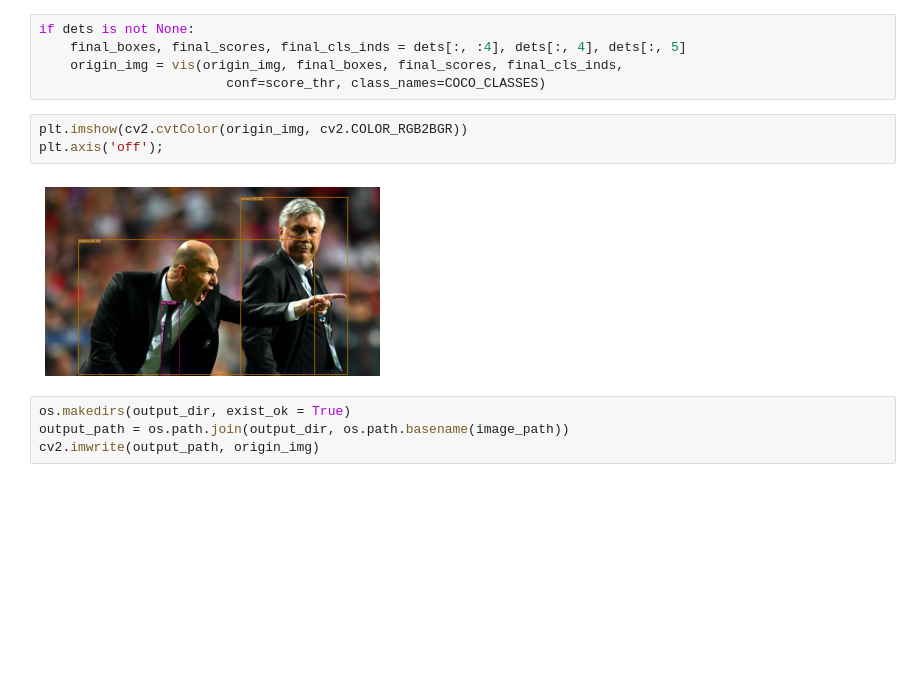
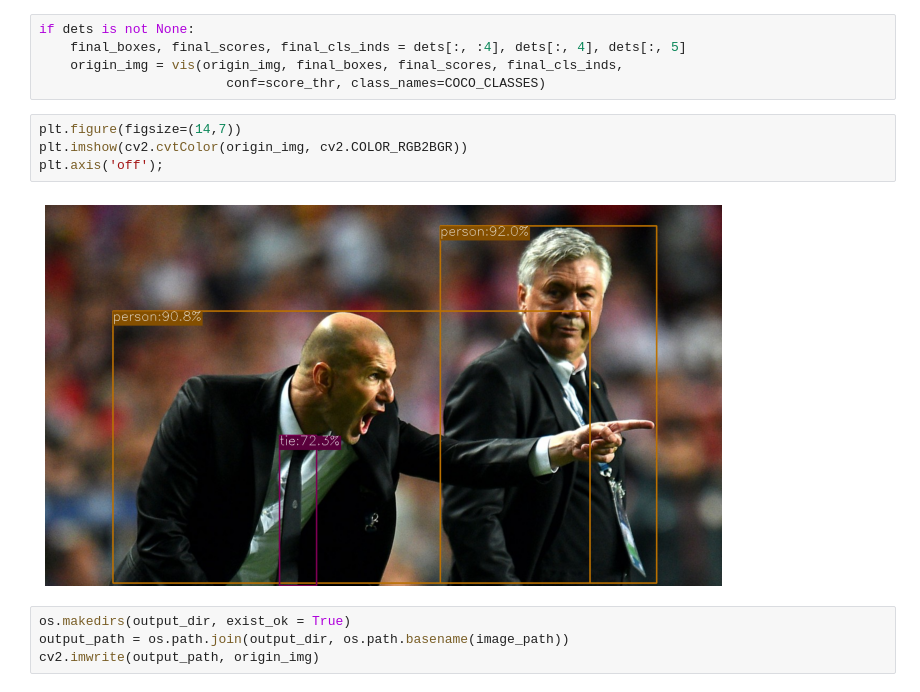
Before and after one commit to opassos/yolox_onnx_inference, a Jupyter notebook: inference.ipynb, the cells around one changed output. Drawn from its saved outputs; the diff is of its cells as text; blank space fills up the shorter version.

```diff
--- a/inference.ipynb
+++ b/inference.ipynb
@@ -60,10 +61,11 @@ if dets is not None:
     origin_img = vis(origin_img, final_boxes, final_scores, final_cls_inds,
                         conf=score_thr, class_names=COCO_CLASSES)
 # %%
+plt.figure(figsize=(14,7))
 plt.imshow(cv2.cvtColor(origin_img, cv2.COLOR_RGB2BGR))
 plt.axis('off');
 # %% [output]
-[figure, old version]
+[figure, new version]
 # %%
 os.makedirs(output_dir, exist_ok = True)
 output_path = os.path.join(output_dir, os.path.basename(image_path))
```
Also changed, not shown: parts of 1 cell of this notebook, 2 other files.
